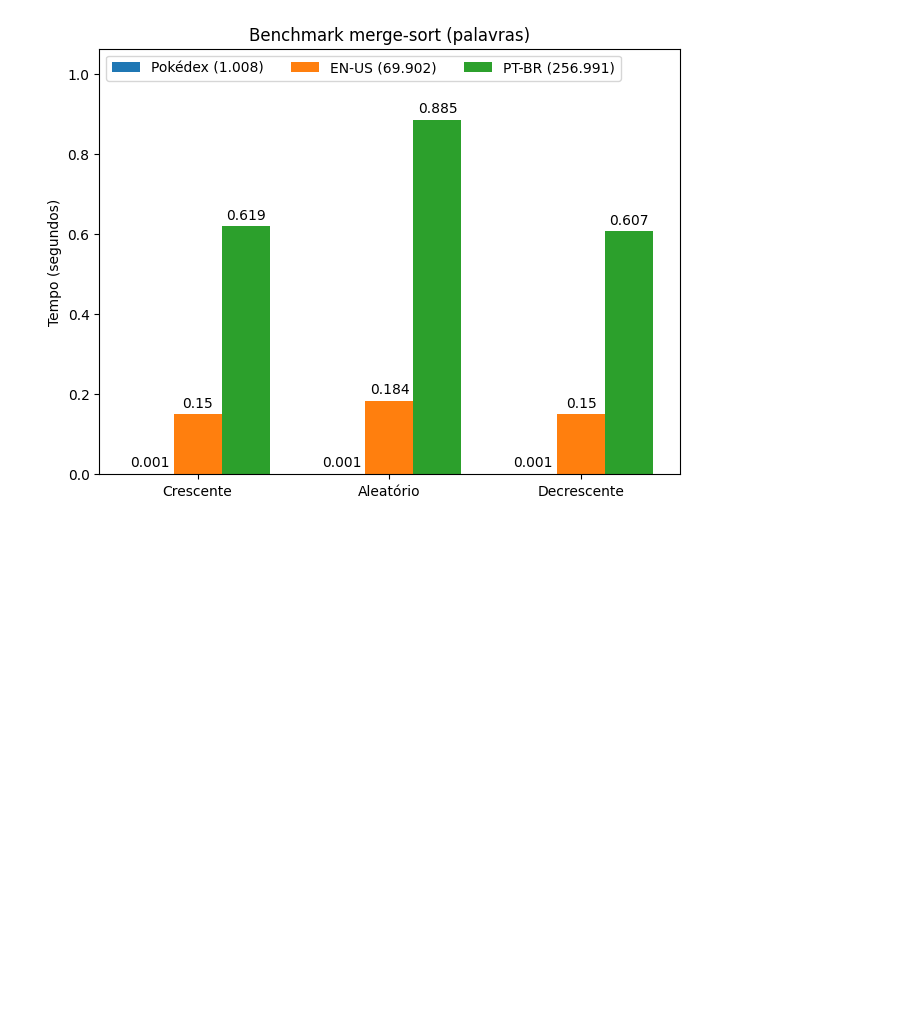
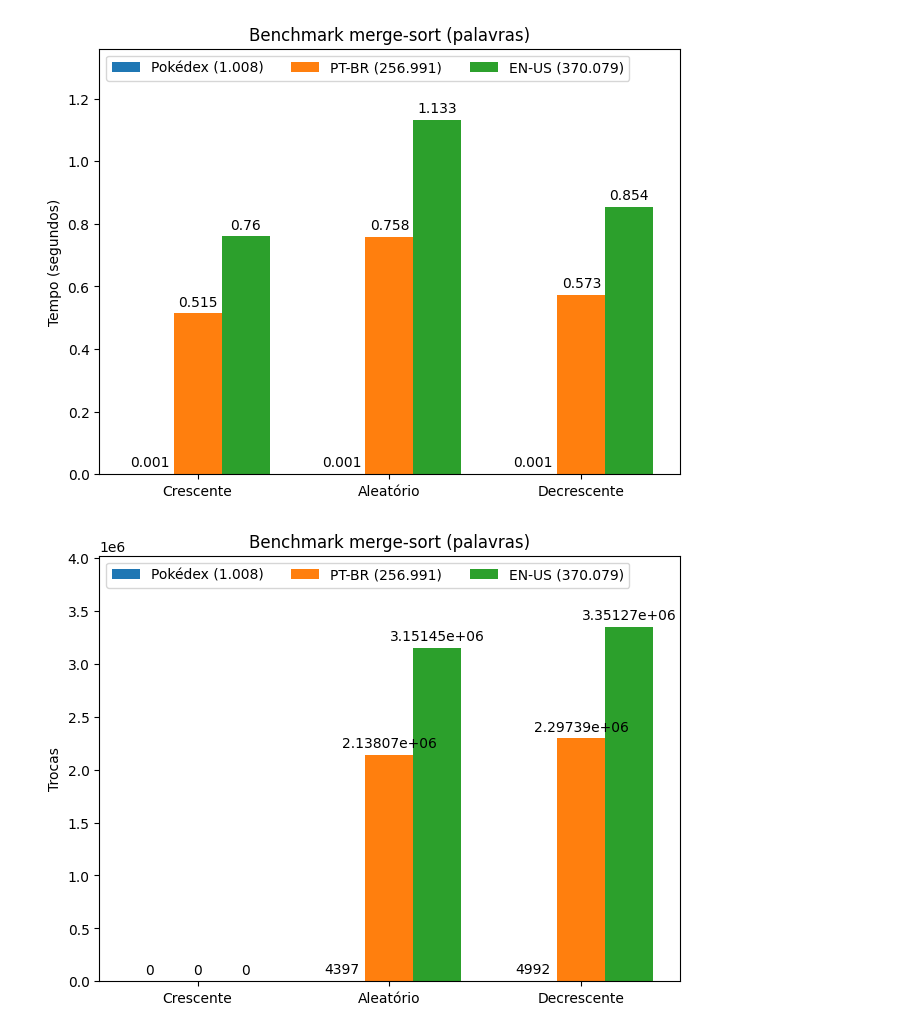
Before and after one commit to rafaelblumm/relatorio-merge-sort, a Jupyter notebook: src/main.ipynb, the cells around one changed output. Saved outputs shown, nothing was run; the diff lists cells and outputs as text; code cells hidden in the pictures; blank space fills up the shorter version.

```diff
--- a/src/main.ipynb
+++ b/src/main.ipynb
@@ -41,19 +44,23 @@ srt.plot(benchmarks, "valores numéricos")
 # %%
 '''
 Benchmark de dicionários de palavras
 '''
 
 import sortutils as srt
 
-benchmarks = {
-    'Pokédex (1.008)': srt.benchmark_merge_sort("pokemon"),
-    'EN-US (69.902)': srt.benchmark_merge_sort("dictenus"),
-    'PT-BR (256.991)': srt.benchmark_merge_sort("dictptbr"),
-}
+bm = [
+    srt.benchmark_merge_sort("pokemon", is_numeric_val=False),
+    srt.benchmark_merge_sort("dictptbr", is_numeric_val=False),
+    srt.benchmark_merge_sort("dictenus", is_numeric_val=False),
+]
+labels = ['Pokédex (1.008)', 'PT-BR (256.991)', 'EN-US (370.079)']
+data = srt.process_bm_data(bm, labels)
 
-srt.plot(benchmarks, "palavras")
+srt.plot_time(data[0], "palavras")
+srt.plot_switch(data[1], "palavras")
 # %% [output]
-[figure, old version]
+[figure, new version]
+[figure, added]
 # %%
 '''
 Benchmark de números aleatórios
```
Also changed, not shown: parts of 3 cells of this notebook, 1 other file.
